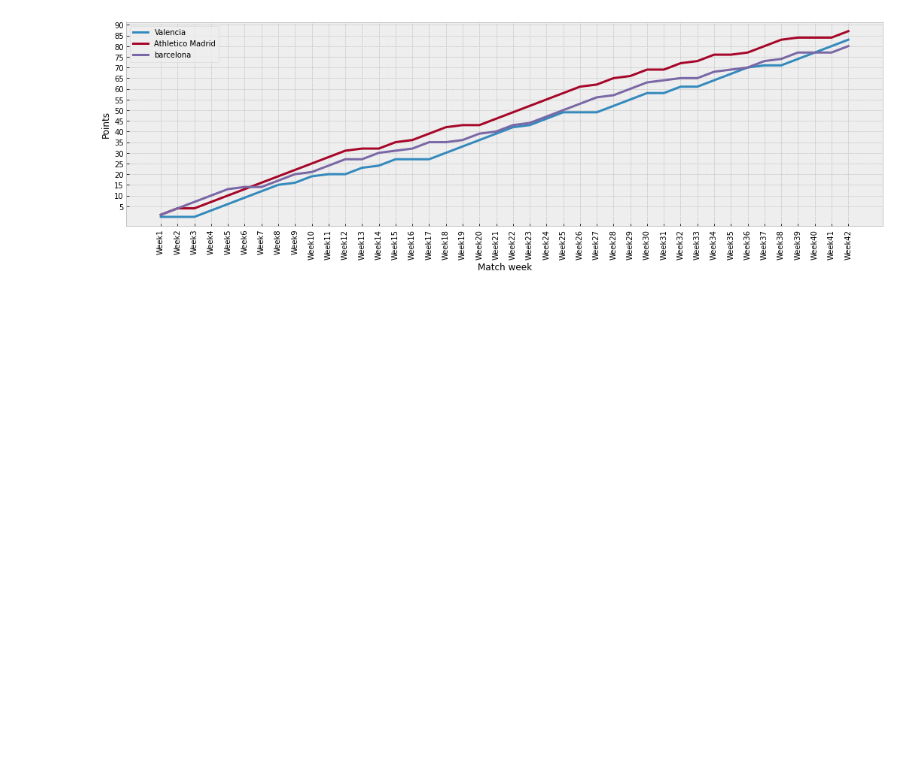
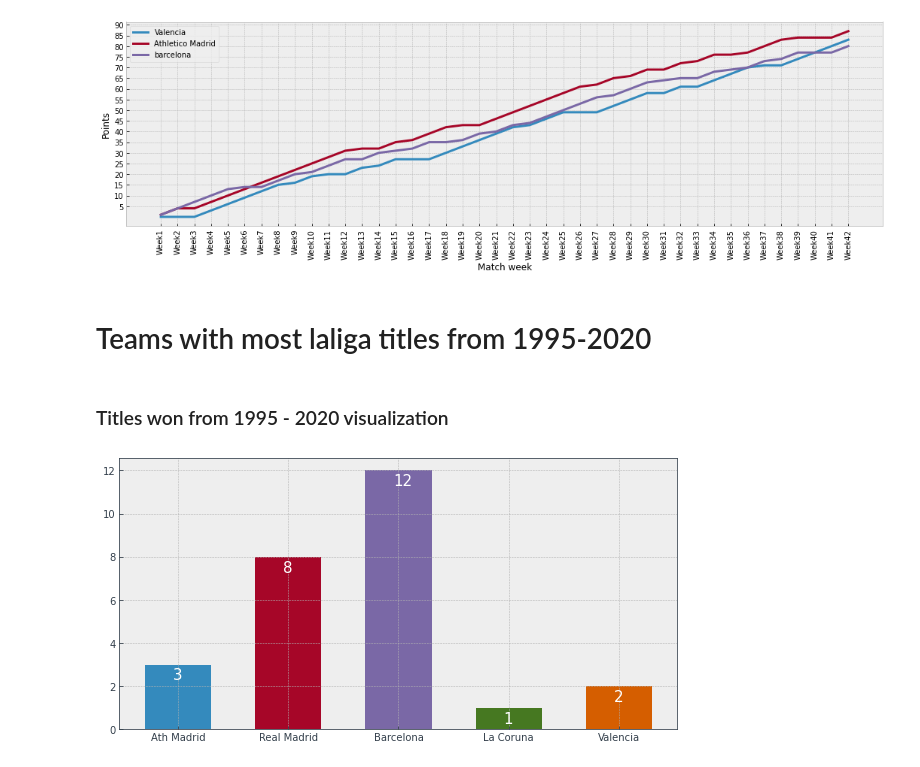
Before and after one commit to Wisal-Mukhtiar/Data_Science_Projects, a Jupyter notebook: Data_manipulation_projects/Analysis_of_laliga_dataset/laliga.ipynb, the cells around one changed output. Cells and saved outputs as stored; diff of their text form; code cells hidden in the pictures; blank space fills up the shorter version.

Commit message:
checking all the seasons generically, points, and championship and then visualizing

```diff
--- a/Data_manipulation_projects/Analysis_of_laliga_dataset/laliga.ipynb
+++ b/Data_manipulation_projects/Analysis_of_laliga_dataset/laliga.ipynb
@@ -223,3 +243,5 @@ plt.yticks([x+5 for x in range(0,90,5)])
 plt.show()
 # %% [output]
 [figure]
+# %% [markdown]
+# Teams with most laliga titles from 1995-2020
@@ -225,0 +256,45 @@ plt.show()
+# %%
+# teams with laliga titles won
+championships_won = {}
+
+# this loop will iterate over every dataframe (seaon)
+
+for key in seasons_dfs:
+    season_picked = seasons_dfs[key]
+
+    # this dictionary will have the points of each team in the season
+    teams_points = {}
+
+    for value,row in season_picked.iterrows():
+        home = row['HomeTeam']
+        away = row['AwayTeam']
+
+        if row['FTR'] == 'H':
+            # following line of code add a key value with default value 0, and add 3 or if exist, only add 3
+            teams_points[home] = teams_points.get(home,0)+3
+        elif row['FTR'] == 'A':
+            teams_points[away] = teams_points.get(away,0)+3
+        else:
+            teams_points[away] = teams_points.get(away,0)+1
+            teams_points[home] = teams_points.get(home,0)+1
+
+    winning_team = get_max(teams_points)
+
+    #this value will add by default 0 to the team
+    championships_won[winning_team] = championships_won.get(winning_team,0) + 1
+# %% [markdown]
+### Titles won from 1995 - 2020 visualization
+# %%
+fig, ax = plt.subplots(figsize=(10,5))
+
+for key in championships_won.keys():
+    ax.bar(key, championships_won[key],width=0.6)
+
+heights_total = sum([i.get_height() for i in ax.patches])
+
+for i in ax.patches:
+    ax.text(i.get_x()+.25, i.get_height()-0.7, \
+            str(i.get_height()), fontsize=15,
+                color='white')
+# %% [output]
+[figure, added]
```
Also changed, not shown: parts of 3 cells of this notebook.
